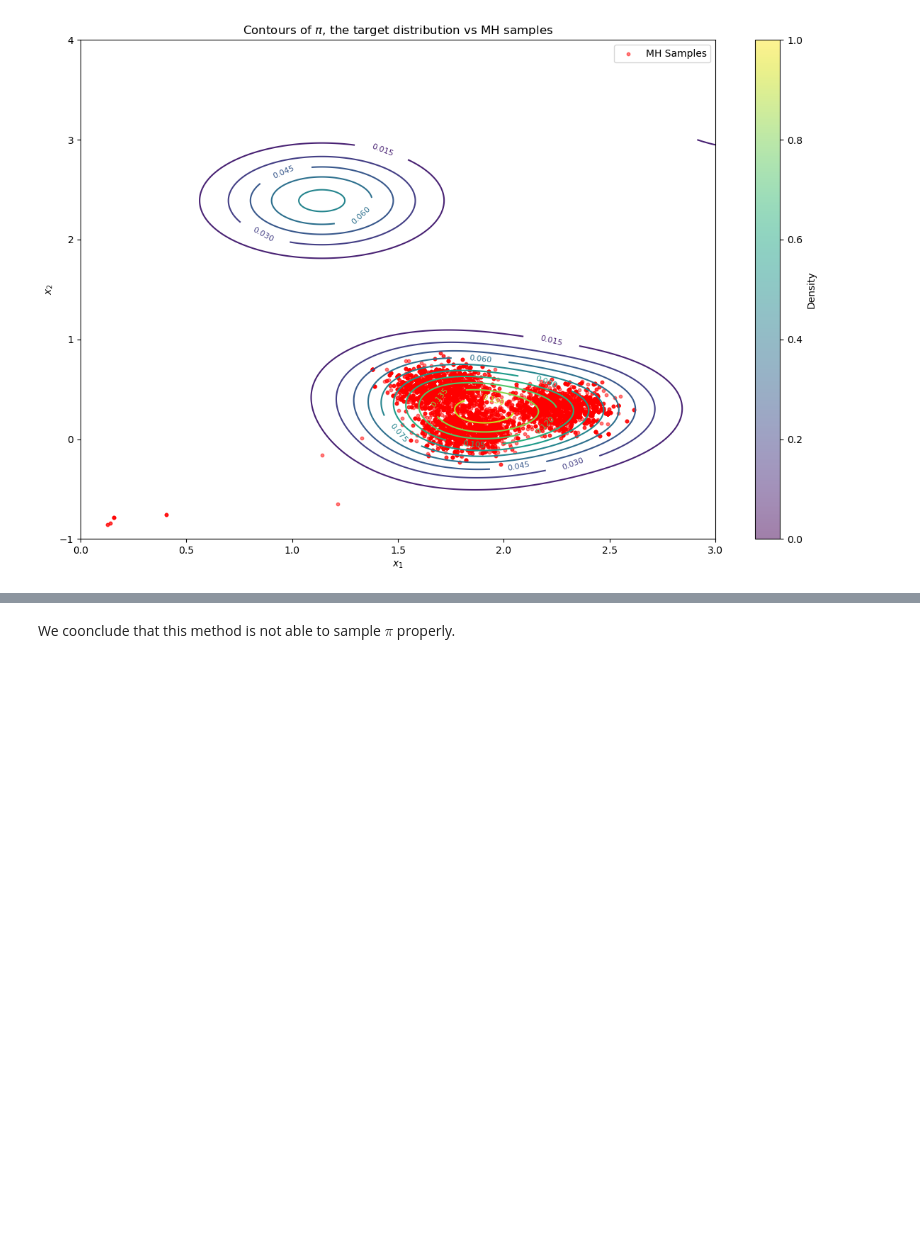
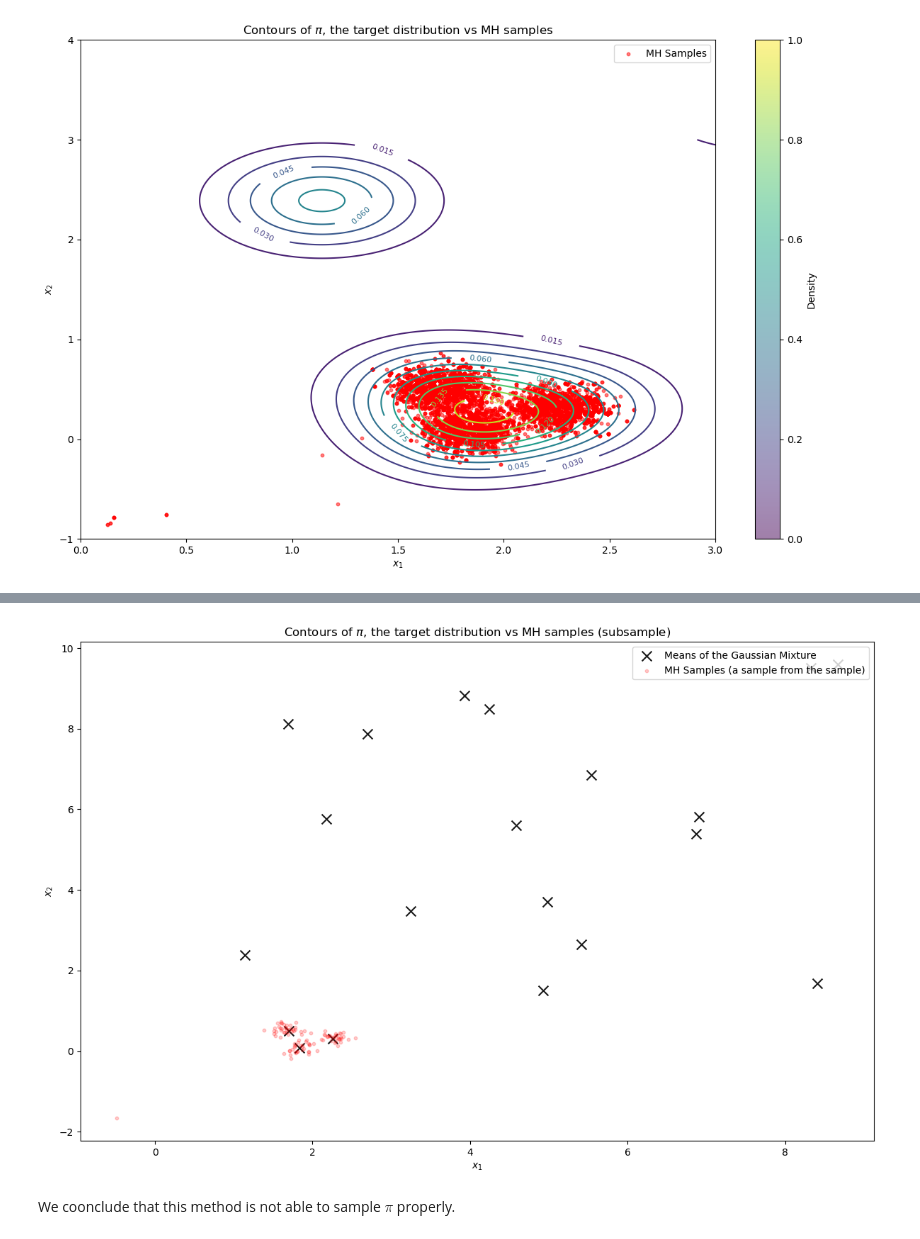
Before and after one commit to AugustinCablant/3A-class, a Jupyter notebook: Computational Statistics/TP4.ipynb, the cells around one changed output, grey strips where cells are left out. Saved outputs shown, nothing was run; the diff lists cells and outputs as text; code cells hidden in the pictures; blank space fills up the shorter version.

```diff
--- a/Computational Statistics/TP4.ipynb
+++ b/Computational Statistics/TP4.ipynb
@@ -538,3 +533,16 @@ array([2.18, 8.67, 4.24, 8.41, 3.93, 3.25, 1.7 , 4.59, 6.91, 6.87, 5.41,
+# %%
+plt.figure(figsize=(12, 8))
+plt.scatter(MU[:, 0], MU[:, 1], s = 100, label = 'Means of the Gaussian Mixture', marker = 'x', alpha = 0.9, color = 'black')
+sub_samples = samples[::100]
+plt.scatter(sub_samples[:, 0], sub_samples[:, 1], s = 10, c = 'red', alpha = 0.2, label = 'MH Samples (a sample from the sample)')
+plt.title("Contours of $\pi$, the target distribution vs MH samples (subsample)")
+plt.xlabel("$x_1$")
+plt.ylabel("$x_2$")
+plt.legend(loc = 'upper right', fontsize=10)
+plt.tight_layout()
+plt.show()
+# %% [output]
+[figure, added]
 # %% [markdown]
 We coonclude that this method is not able to sample $ \pi $ properly.
 # %% [markdown]
```
Also changed, not shown: parts of 7 cells of this notebook.
